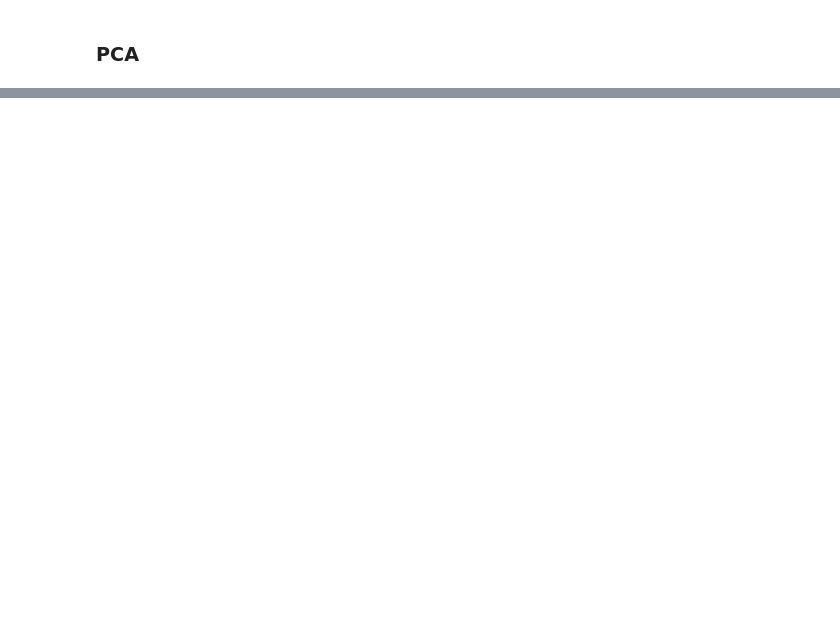
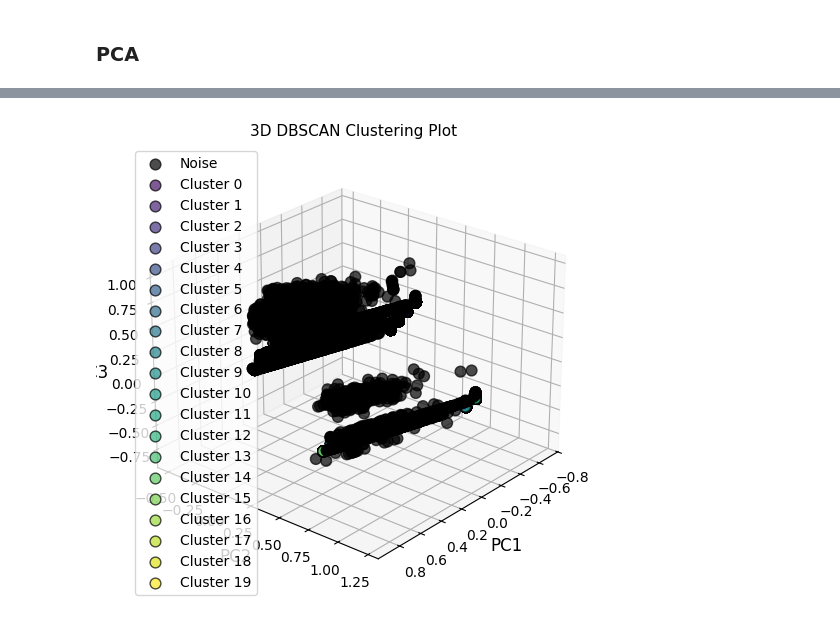
Before and after one commit to arina-sbz/games-cluster-analysis, a Jupyter notebook: games_analysis.ipynb, the cells around one changed output, grey strips where cells are left out. Saved outputs shown, nothing was run; the diff lists cells and outputs as text; code cells hidden in the pictures; blank space fills up the shorter version.

```diff
--- a/games_analysis.ipynb
+++ b/games_analysis.ipynb
@@ -593,0 +795,7 @@ plot_PCA(pca)
+# %%
+from sklearn.cluster import KMeans, DBSCAN
+
+# kmeans = KMeans(n_clusters=2)
+# kmeans.fit(pca)
+kmeans = DBSCAN(eps=0.01, min_samples=160)
+db_labels = kmeans.fit_predict(pca)
@@ -593,0 +820,51 @@ plot_PCA(pca)
+# %%
+from mpl_toolkits.mplot3d import Axes3D
+
+
+def plot_dbscan_3D(components, labels):
+    fig = plt.figure(figsize=(10, 6))
+    ax = fig.add_subplot(111, projection="3d")
+
+    # Scatter plot for the DBSCAN clustering
+    unique_labels = np.unique(labels)
+    colors = plt.cm.viridis(np.linspace(0, 1, len(unique_labels)))
+
+    for k, color in zip(unique_labels, colors):
+        if k == -1:
+            # Black used for noise (outliers)
+            color = [0, 0, 0, 1]
+
+        class_member_mask = labels == k
+
+        # Plot the clustered points
+        xyz = components[class_member_mask]
+        ax.scatter(
+            xyz[:, 0],
+            xyz[:, 1],
+            xyz[:, 2],
+            c=[color],
+            s=60,
+            alpha=0.7,
+            edgecolors="k",
+            label=f"Cluster {k}" if k != -1 else "Noise",
+        )
+
+    # Set labels and title
+    ax.set_xlabel("PC1", fontsize=12)
+    ax.set_ylabel("PC2", fontsize=12)
+    ax.set_zlabel("PC3", fontsize=12)
+    ax.set_title("3D DBSCAN Clustering Plot", fontsize=11)
+
+    # Adjust viewing angle for better perspective
+    ax.view_init(elev=25, azim=40)  # Change angles as needed
+
+    plt.gcf().subplots_adjust(left=0.45)
+    ax.legend(loc="best")
+
+    # Show the plot
+    plt.show()
+
+
+plot_dbscan_3D(pca, db_labels)
+# %% [output]
+[figure, added]
```
Also changed, not shown: parts of 35 cells of this notebook.
